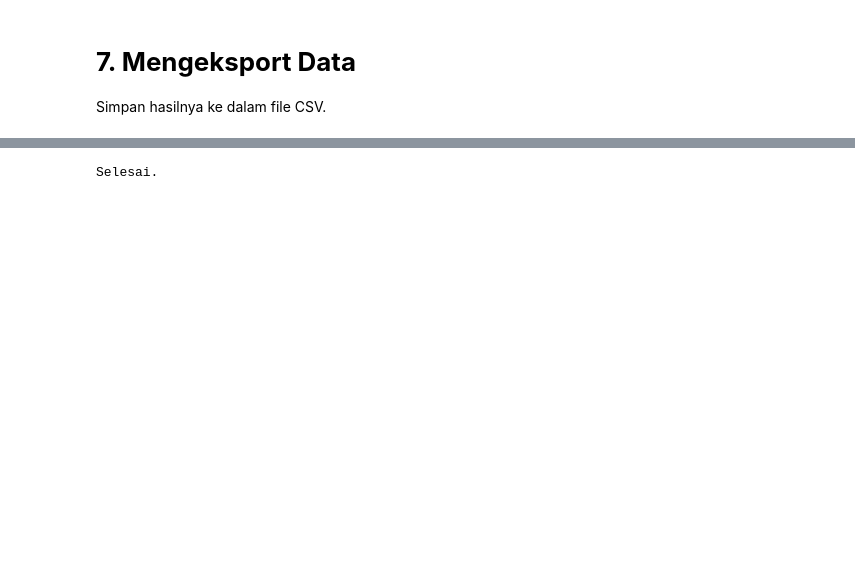
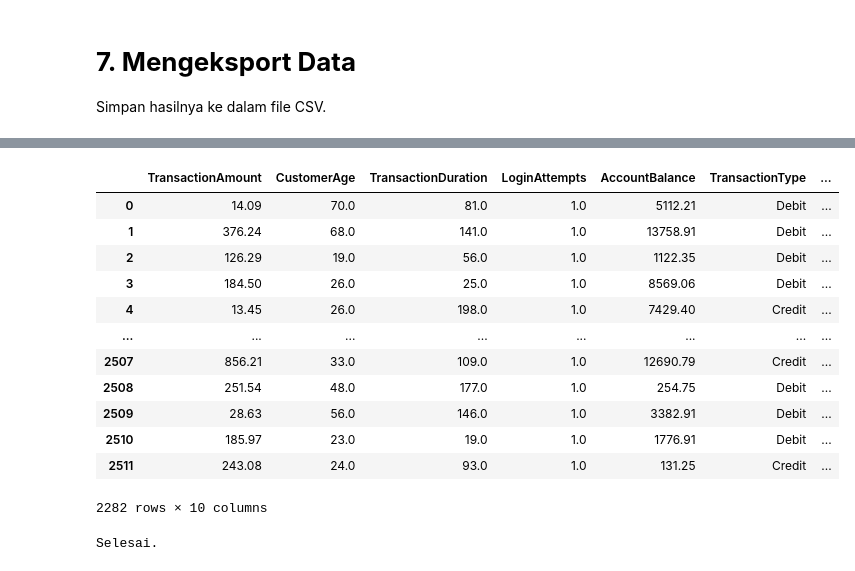
Before and after one commit to NaufalArsa/Coding-Camp-Machine-Learning-Introduction, a Jupyter notebook: [Clustering]_Submission_Akhir_BMLP_Naufal_Arsapradhana.ipynb, the cells around one changed output, grey strips where cells are left out. Saved outputs shown, nothing was run; the diff lists cells and outputs as text; code cells hidden in the pictures; blank space fills up the shorter version.

````diff
--- a/[Clustering]_Submission_Akhir_BMLP_Naufal_Arsapradhana.ipynb
+++ b/[Clustering]_Submission_Akhir_BMLP_Naufal_Arsapradhana.ipynb
@@ -659,7 +713,7 @@ Masukkan Data yang Sudah Di-Inverse ke dalam Dataset Asli atau Buat DataFrame Ba
 df_original['Fitur'] = df_normalized['Fitur']
 ```
 # %%
-data['Cluster'] = kmeans.labels_
+data['Cluster'] = kmeans_optimized.labels_
 data.head()
 # %% [output]
 |  | TransactionAmount | CustomerAge | TransactionDuration | LoginAttempts | AccountBalance | TransactionType | ... |
@@ -823 +880,19 @@ Simpan hasilnya ke dalam file CSV.
+# %%
+drop = ['K-Means Cluster', 'Cluster_KMeans_Optimized']
+data = data.drop(columns=drop, errors='ignore')
+data
+# %% [output]
+|  | TransactionAmount | CustomerAge | TransactionDuration | LoginAttempts | AccountBalance | TransactionType | ... |
+| 0 | 14.09 | 70.0 | 81.0 | 1.0 | 5112.21 | Debit | ... |
+| 1 | 376.24 | 68.0 | 141.0 | 1.0 | 13758.91 | Debit | ... |
+| 2 | 126.29 | 19.0 | 56.0 | 1.0 | 1122.35 | Debit | ... |
+| 3 | 184.50 | 26.0 | 25.0 | 1.0 | 8569.06 | Debit | ... |
+| 4 | 13.45 | 26.0 | 198.0 | 1.0 | 7429.40 | Credit | ... |
+| ... | ... | ... | ... | ... | ... | ... | ... |
+| 2507 | 856.21 | 33.0 | 109.0 | 1.0 | 12690.79 | Credit | ... |
+| 2508 | 251.54 | 48.0 | 177.0 | 1.0 | 254.75 | Debit | ... |
+| 2509 | 28.63 | 56.0 | 146.0 | 1.0 | 3382.91 | Debit | ... |
+| 2510 | 185.97 | 23.0 | 19.0 | 1.0 | 1776.91 | Debit | ... |
+| 2511 | 243.08 | 24.0 | 93.0 | 1.0 | 131.25 | Credit | ... |
+2282 rows × 10 columns
 # %%
````
Also changed, not shown: parts of 23 cells of this notebook.
